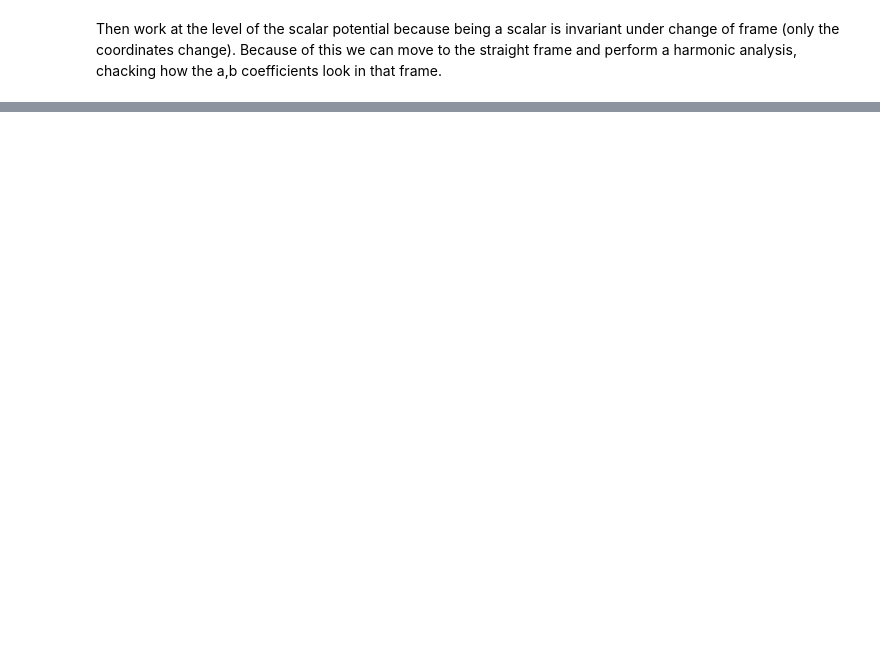
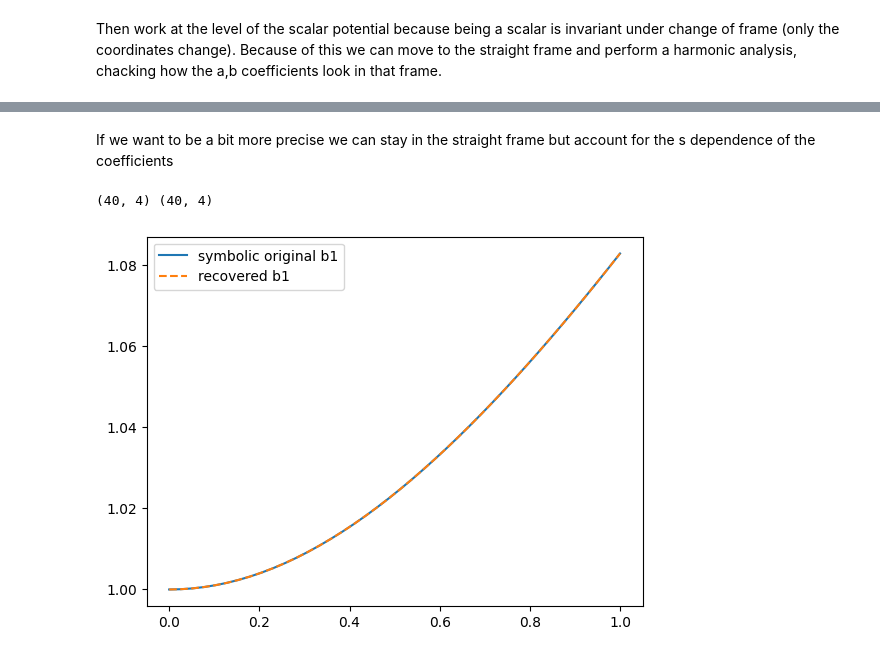
Before and after one commit to marcoliniF/bpmeth, a Jupyter notebook: preliminaryTrials/6.1track_framecomparisonnb.ipynb, the cells around one changed output, grey strips where cells are left out. Cells and saved outputs as stored; diff of their text form; code cells hidden in the pictures; blank space fills up the shorter version.

```diff
--- a/preliminaryTrials/6.1track_framecomparisonnb.ipynb
+++ b/preliminaryTrials/6.1track_framecomparisonnb.ipynb
@@ -154,0 +214,29 @@ ByiBx_cyl = fields['By'] + 1j * fields['Bx']
+# %% [markdown]
+If we want to be a bit more precise we can stay in the straight frame but account for the s dependence of the coefficients
+# %%
+# Better-conditioned symbolic fit for the recovered a,b coefficients
+# Use a Chebyshev basis on [0,1] and a moderate degree to reduce ill-conditioning.
+degree = 10
+b_nfit = []
+a_nfit = []
+print(bstraightofs.shape, astraightofs.shape)
+
+s = sp.symbols('s')
+
+for arr, dst in [(bstraightofs, b_nfit), (astraightofs, a_nfit)]:
+    for j in range(arr.shape[1]):
+        cheb = np.polynomial.Chebyshev.fit(sstraightarray, arr[:, j], deg=degree, domain=[0, 1])
+        poly = cheb.convert(kind=np.polynomial.Polynomial)
+        coeffs = poly.coef
+        poly_expr = sum(sp.Float(coeffs[i]) * s**i for i in range(len(coeffs)))
+        dst.append(str(sp.expand(poly_expr)))
+
+from sympy import lambdify
+plt.plot(sstraightarray, bstraightofs[:,0], label="symbolic original b1")
+b1ofslambdified = lambdify(s, b_nfit[0], modules='numpy')
+plt.plot(sstraightarray, b1ofslambdified(sstraightarray),'--', label='recovered b1')
+plt.legend()
+plt.show()
+# %% [output]
+(40, 4) (40, 4)
+[figure, added]
```
Also changed, not shown: parts of 7 cells of this notebook.
